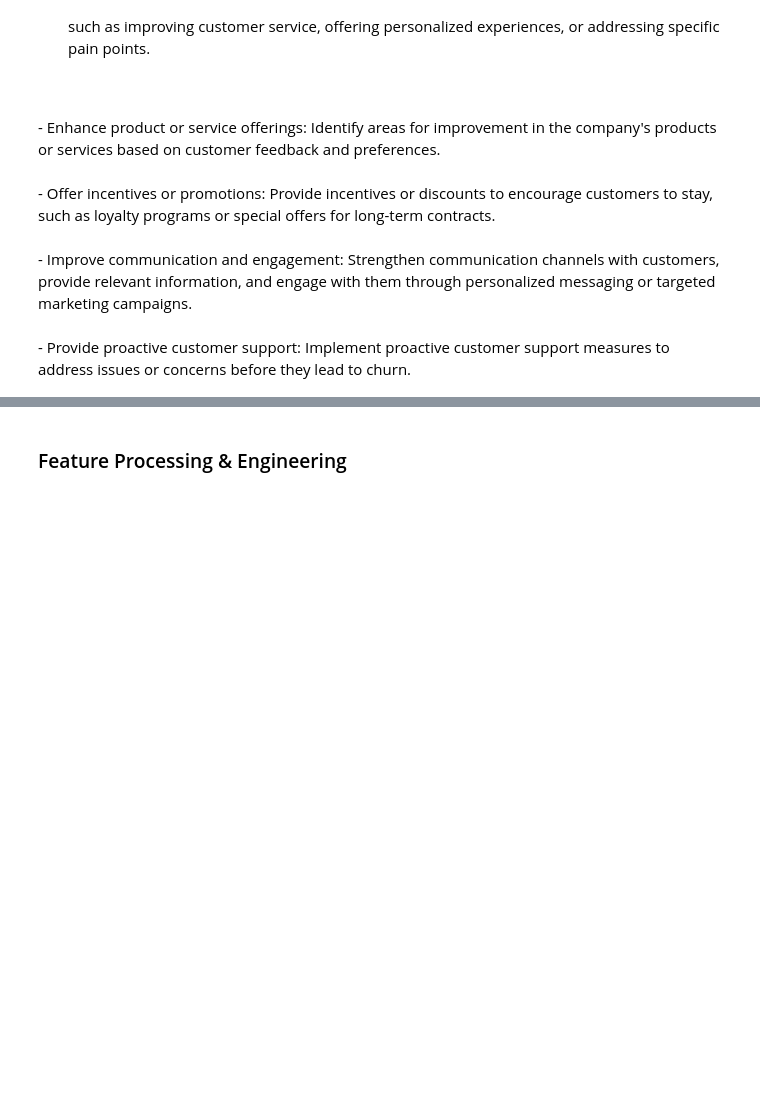
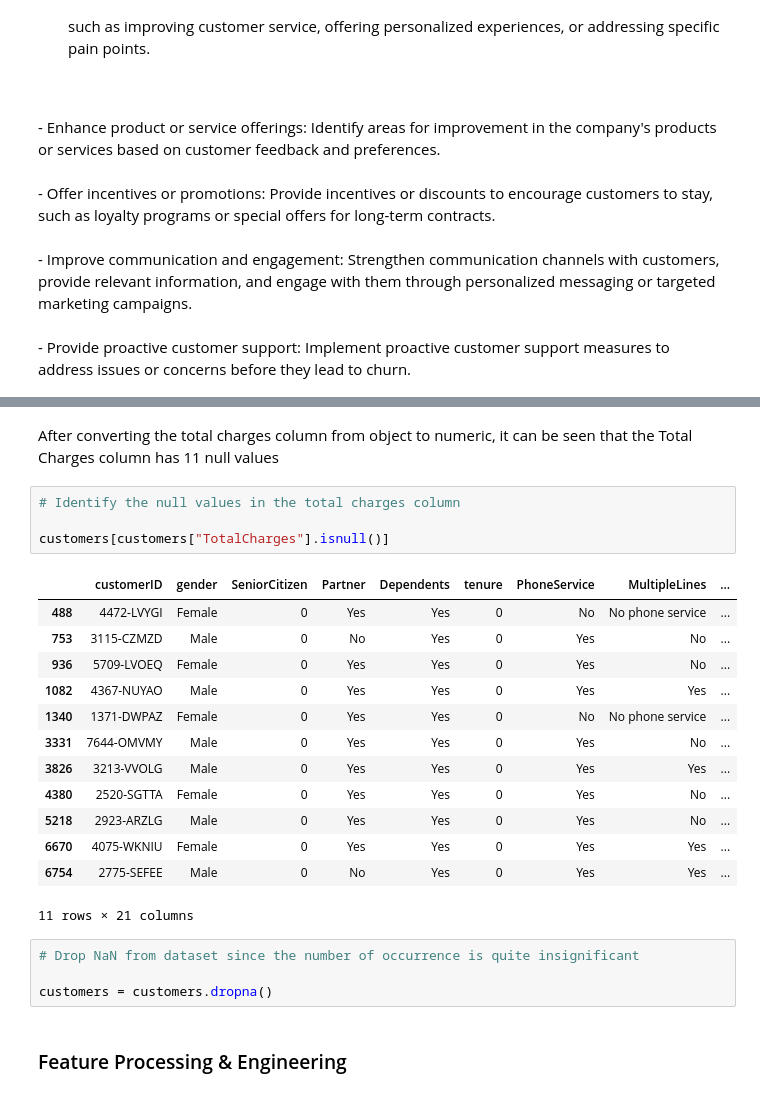
Before and after one commit to elvis-darko/Training-and-Apprenticeship-Portfolio-Projects, a Jupyter notebook: TELCO-CUSTOMER-CHURN/TELECOMMUNICATION-CUSTOMER-CHURN.ipynb, the cells around one changed output, grey strips where cells are left out. Cells and saved outputs as stored; diff of their text form; blank space fills up the shorter version.

```diff
--- a/TELCO-CUSTOMER-CHURN/TELECOMMUNICATION-CUSTOMER-CHURN.ipynb
+++ b/TELCO-CUSTOMER-CHURN/TELECOMMUNICATION-CUSTOMER-CHURN.ipynb
@@ -589,3 +623,27 @@ Based on the insights gained from the data analysis, implement targeted strategi
+# %% [markdown]
+After converting the total charges column from object to numeric, it can be seen that the Total Charges column has 11 null values
+# %%
+# Identify the null values in the total charges column
+
+customers[customers["TotalCharges"].isnull()]
+# %% [output]
+|  | customerID | gender | SeniorCitizen | Partner | Dependents | tenure | PhoneService | MultipleLines | ... |
+| 488 | 4472-LVYGI | Female | 0 | Yes | Yes | 0 | No | No phone service | ... |
+| 753 | 3115-CZMZD | Male | 0 | No | Yes | 0 | Yes | No | ... |
+| 936 | 5709-LVOEQ | Female | 0 | Yes | Yes | 0 | Yes | No | ... |
+| 1082 | 4367-NUYAO | Male | 0 | Yes | Yes | 0 | Yes | Yes | ... |
+| 1340 | 1371-DWPAZ | Female | 0 | Yes | Yes | 0 | No | No phone service | ... |
+| 3331 | 7644-OMVMY | Male | 0 | Yes | Yes | 0 | Yes | No | ... |
+| 3826 | 3213-VVOLG | Male | 0 | Yes | Yes | 0 | Yes | Yes | ... |
+| 4380 | 2520-SGTTA | Female | 0 | Yes | Yes | 0 | Yes | No | ... |
+| 5218 | 2923-ARZLG | Male | 0 | Yes | Yes | 0 | Yes | No | ... |
+| 6670 | 4075-WKNIU | Female | 0 | Yes | Yes | 0 | Yes | Yes | ... |
+| 6754 | 2775-SEFEE | Male | 0 | No | Yes | 0 | Yes | Yes | ... |
+11 rows × 21 columns
+# %%
+# Drop NaN from dataset since the number of occurrence is quite insignificant
+
+customers = customers.dropna()
 # %% [markdown]
 ### Feature Processing & Engineering
 # %%
```
Also changed, not shown: parts of 56 cells of this notebook.
